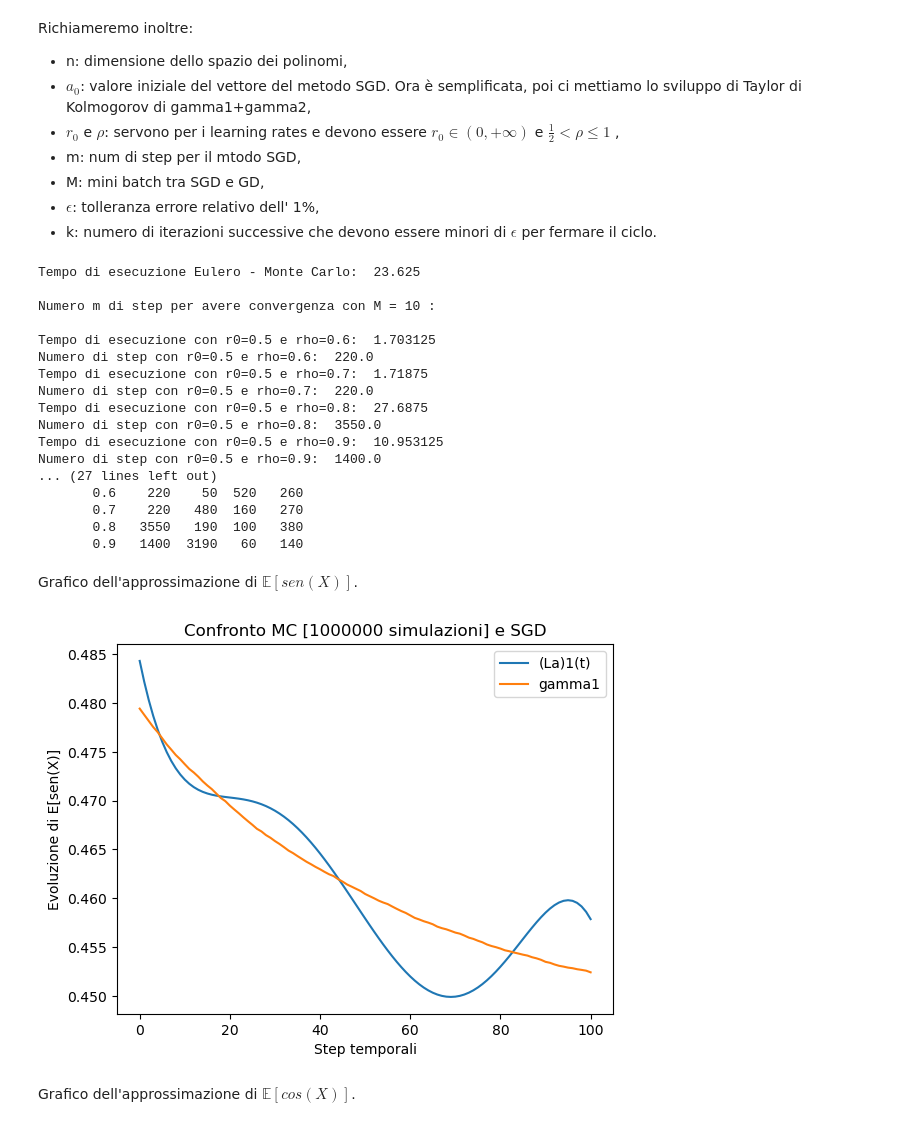
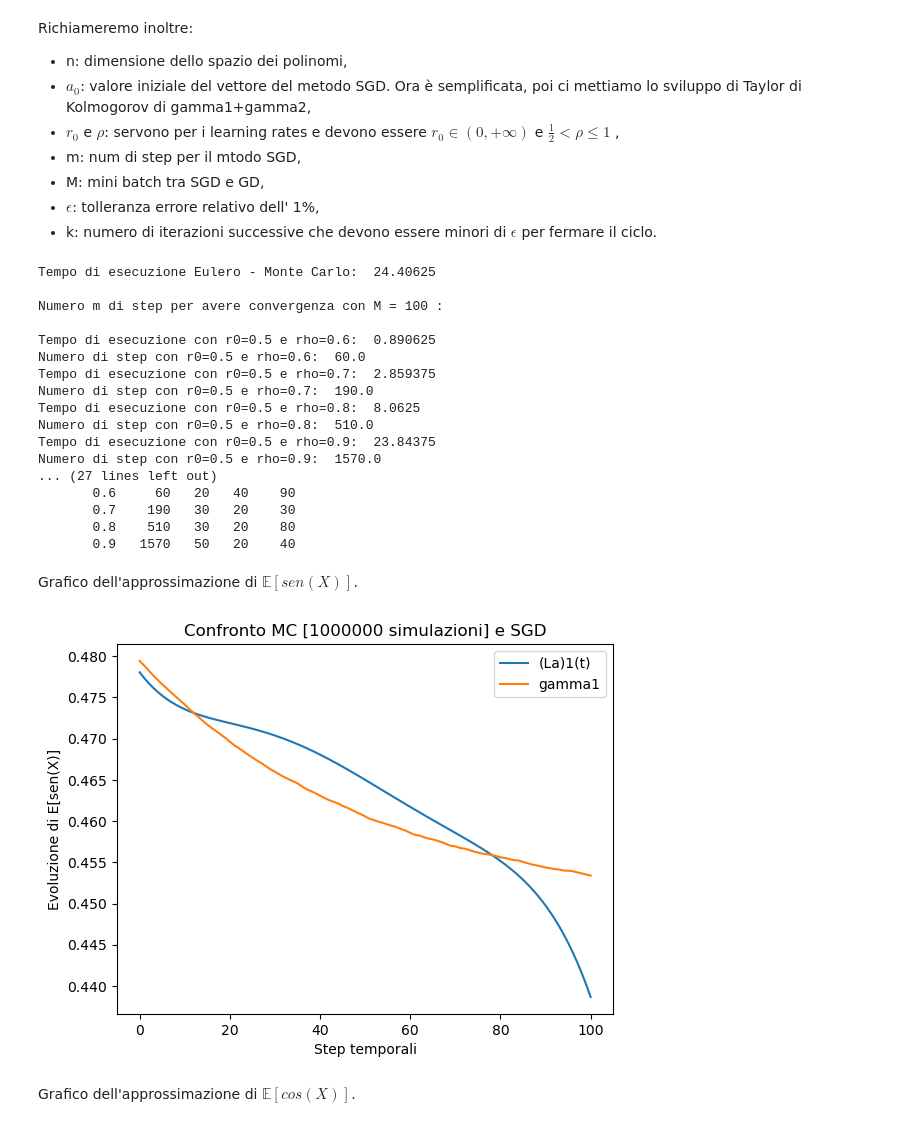
Before and after one commit to amatoandre/TESI, a Jupyter notebook: test_SGD.ipynb, the cells around one changed output. Drawn from its saved outputs; the diff is of its cells as text; code cells hidden in the pictures.

```diff
--- a/test_SGD.ipynb
+++ b/test_SGD.ipynb
@@ -239,7 +239,7 @@ if __name__ == "__main__":
     r0 = [0.5, 1, 5, 10]
     rho = [0.6, 0.7, 0.8, 0.9]
     eps = 0.01
-    M = 10 # 1, 10, 100, 1000, 10000
+    M = 100 # 1, 10, 100, 1000, 10000
     tipo = 'lagrange'
 
 
@@ -289,37 +289,37 @@ if __name__ == "__main__":
     print(" ")
     print(" ")
 # %% [output]
-Tempo di esecuzione Eulero - Monte Carlo:  23.625
+Tempo di esecuzione Eulero - Monte Carlo:  24.40625
 
-Numero m di step per avere convergenza con M = 10 :
+Numero m di step per avere convergenza con M = 100 :
 
-Tempo di esecuzione con r0=0.5 e rho=0.6:  1.703125
-Numero di step con r0=0.5 e rho=0.6:  220.0
-Tempo di esecuzione con r0=0.5 e rho=0.7:  1.71875
-Numero di step con r0=0.5 e rho=0.7:  220.0
-Tempo di esecuzione con r0=0.5 e rho=0.8:  27.6875
-Numero di step con r0=0.5 e rho=0.8:  3550.0
-Tempo di esecuzione con r0=0.5 e rho=0.9:  10.953125
-Numero di step con r0=0.5 e rho=0.9:  1400.0
+Tempo di esecuzione con r0=0.5 e rho=0.6:  0.890625
+Numero di step con r0=0.5 e rho=0.6:  60.0
+Tempo di esecuzione con r0=0.5 e rho=0.7:  2.859375
+Numero di step con r0=0.5 e rho=0.7:  190.0
+Tempo di esecuzione con r0=0.5 e rho=0.8:  8.0625
+Numero di step con r0=0.5 e rho=0.8:  510.0
+Tempo di esecuzione con r0=0.5 e rho=0.9:  23.84375
+Numero di step con r0=0.5 e rho=0.9:  1570.0
 ... (27 lines left out)
-       0.6    220    50  520   260
-       0.7    220   480  160   270
-       0.8   3550   190  100   380
-       0.9   1400  3190   60   140
+       0.6     60   20   40    90
+       0.7    190   30   20    30
+       0.8    510   30   20    80
+       0.9   1570   50   20    40
 # %% [markdown]
 Grafico dell'approssimazione di $\mathbb{E}[sen(X)]$.
 # %%
 fig = plt.figure()
 plt.title("Confronto MC [" + str(M1) + " simulazioni] e SGD")
 plt.xlabel("Step temporali")
 plt.ylabel("Evoluzione di E[sen(X)]")
 # plt.ylim(0.4, 0.9) # se non c'è il grafico è molto zoomato
-plt.plot(np.dot(A1[12], g), label='(La)1(t)')
+plt.plot(np.dot(A1[11], g), label='(La)1(t)')
 plt.plot(gamma1, label='gamma1')
 plt.legend()
 plt.show()
 # %% [output]
-[figure, old version]
+[figure, new version]
 # %% [markdown]
 Grafico dell'approssimazione di $\mathbb{E}[cos(X)]$.
 # %%
```
Also changed, not shown: parts of 1 cell of this notebook.
